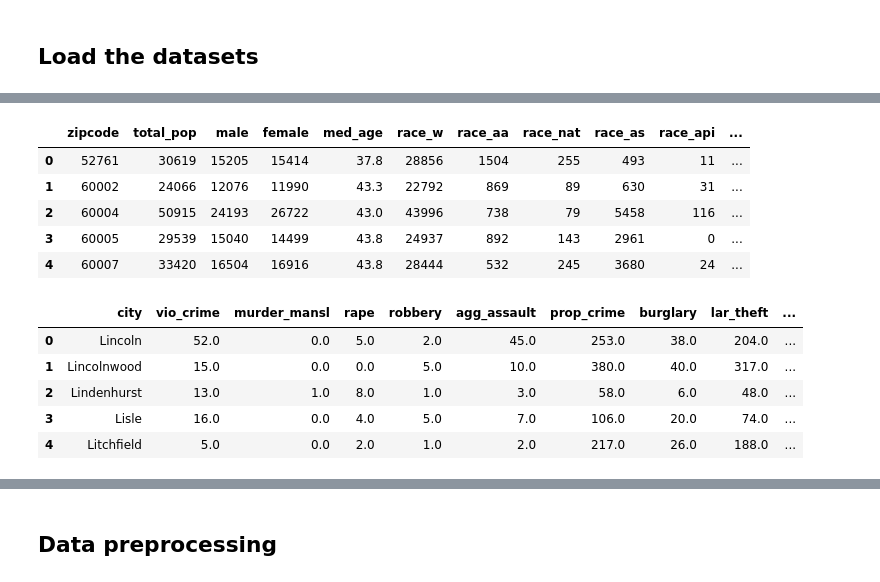
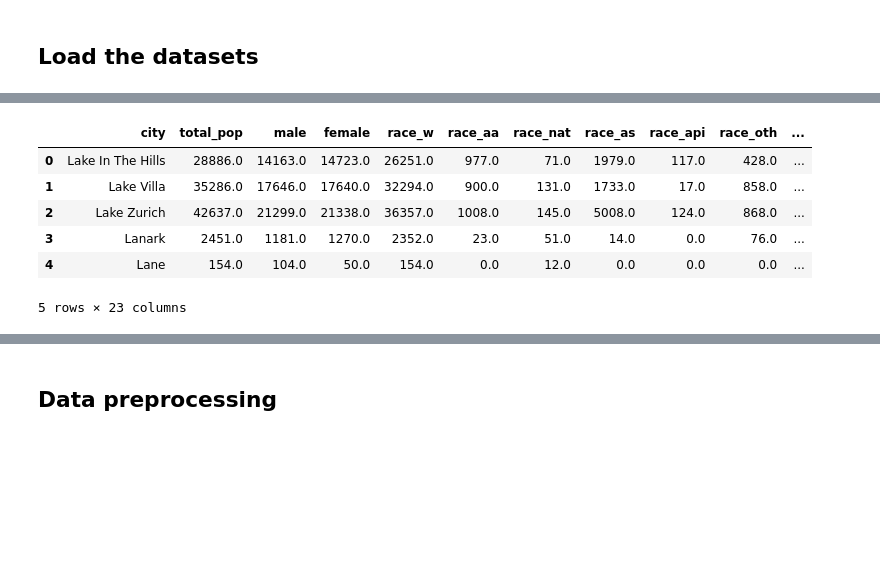
Before and after one commit to sonjaynicolay/Final_Project, a Jupyter notebook: Housing_ML.ipynb, the cells around one changed output, grey strips where cells are left out. Saved outputs shown, nothing was run; the diff lists cells and outputs as text; code cells hidden in the pictures; blank space fills up the shorter version.

```diff
--- a/Housing_ML.ipynb
+++ b/Housing_ML.ipynb
@@ -59,21 +56,11 @@ city_df.head()
-# %%
-# Load acs datasets
-acs_df = pd.read_sql_table('acs_data', connection)
-acs_df.head()
-# %% [output]
-|  | zipcode | total_pop | male | female | med_age | race_w | race_aa | race_nat | race_as | race_api | ... |
-| 0 | 52761 | 30619 | 15205 | 15414 | 37.8 | 28856 | 1504 | 255 | 493 | 11 | ... |
-| 1 | 60002 | 24066 | 12076 | 11990 | 43.3 | 22792 | 869 | 89 | 630 | 31 | ... |
-| 2 | 60004 | 50915 | 24193 | 26722 | 43.0 | 43996 | 738 | 79 | 5458 | 116 | ... |
-| 3 | 60005 | 29539 | 15040 | 14499 | 43.8 | 24937 | 892 | 143 | 2961 | 0 | ... |
-| 4 | 60007 | 33420 | 16504 | 16916 | 43.8 | 28444 | 532 | 245 | 3680 | 24 | ... |
 # %%
-crime_df = pd.read_sql_table('crime_data', connection)
-crime_df.head()
+df = pd.read_sql_table('final_table', connection)
+df.head()
 # %% [output]
-|  | city | vio_crime | murder_mansl | rape | robbery | agg_assault | prop_crime | burglary | lar_theft | ... |
-| 0 | Lincoln | 52.0 | 0.0 | 5.0 | 2.0 | 45.0 | 253.0 | 38.0 | 204.0 | ... |
-| 1 | Lincolnwood | 15.0 | 0.0 | 0.0 | 5.0 | 10.0 | 380.0 | 40.0 | 317.0 | ... |
-| 2 | Lindenhurst | 13.0 | 1.0 | 8.0 | 1.0 | 3.0 | 58.0 | 6.0 | 48.0 | ... |
-| 3 | Lisle | 16.0 | 0.0 | 4.0 | 5.0 | 7.0 | 106.0 | 20.0 | 74.0 | ... |
-| 4 | Litchfield | 5.0 | 0.0 | 2.0 | 1.0 | 2.0 | 217.0 | 26.0 | 188.0 | ... |
+|  | city | total_pop | male | female | race_w | race_aa | race_nat | race_as | race_api | race_oth | ... |
+| 0 | Lake In The Hills | 28886.0 | 14163.0 | 14723.0 | 26251.0 | 977.0 | 71.0 | 1979.0 | 117.0 | 428.0 | ... |
+| 1 | Lake Villa | 35286.0 | 17646.0 | 17640.0 | 32294.0 | 900.0 | 131.0 | 1733.0 | 17.0 | 858.0 | ... |
+| 2 | Lake Zurich | 42637.0 | 21299.0 | 21338.0 | 36357.0 | 1008.0 | 145.0 | 5008.0 | 124.0 | 868.0 | ... |
+| 3 | Lanark | 2451.0 | 1181.0 | 1270.0 | 2352.0 | 23.0 | 51.0 | 14.0 | 0.0 | 76.0 | ... |
+| 4 | Lane | 154.0 | 104.0 | 50.0 | 154.0 | 0.0 | 12.0 | 0.0 | 0.0 | 0.0 | ... |
+5 rows × 23 columns
```
Also changed, not shown: parts of 27 cells of this notebook.
